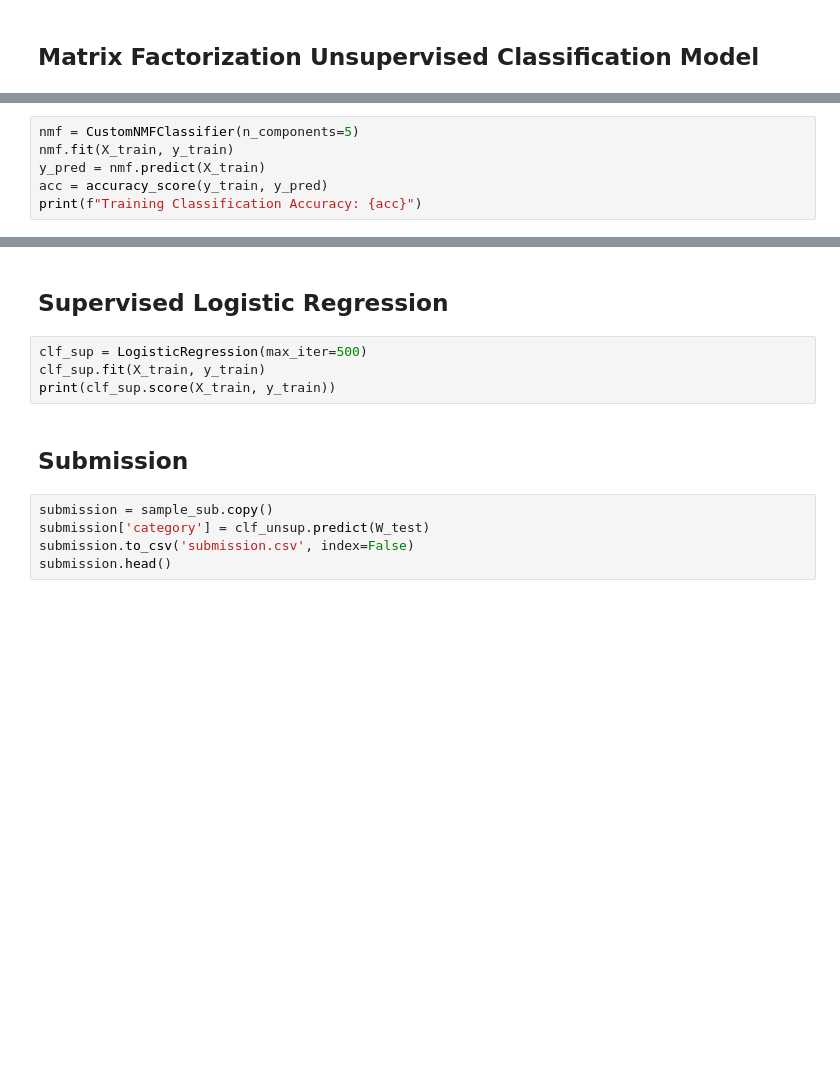
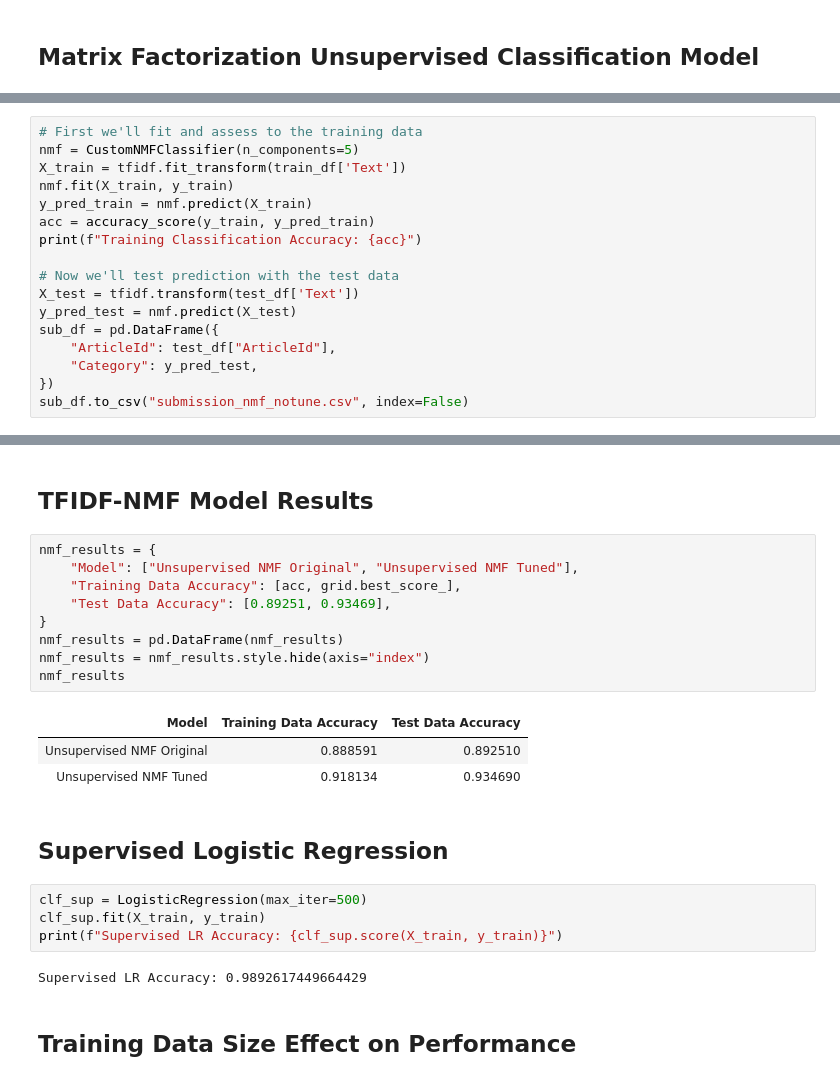
Before and after one commit to wadzii/bbc-news-classif, a Jupyter notebook: part1_nb.ipynb, the cells around one changed output, grey strips where cells are left out. Drawn from its saved outputs; the diff is of its cells as text; blank space fills up the shorter version.

```diff
--- a/part1_nb.ipynb
+++ b/part1_nb.ipynb
@@ -133,7 +184,18 @@ class CustomNMFClassifier(BaseEstimator, ClassifierMixin):
 # %%
+# First we'll fit and assess to the training data
 nmf = CustomNMFClassifier(n_components=5)
+X_train = tfidf.fit_transform(train_df['Text'])
 nmf.fit(X_train, y_train)
-y_pred = nmf.predict(X_train)
-acc = accuracy_score(y_train, y_pred)
+y_pred_train = nmf.predict(X_train)
+acc = accuracy_score(y_train, y_pred_train)
 print(f"Training Classification Accuracy: {acc}")
+
+# Now we'll test prediction with the test data
+X_test = tfidf.transform(test_df['Text'])
+y_pred_test = nmf.predict(X_test)
+sub_df = pd.DataFrame({
+    "ArticleId": test_df["ArticleId"],
+    "Category": y_pred_test,
+})
+sub_df.to_csv("submission_nmf_notune.csv", index=False)
 # %% [output]
@@ -179,13 +267,25 @@ You can try to debug the error by setting error_score='raise'.
+# %% [markdown]
+## TFIDF-NMF Model Results
+# %%
+nmf_results = {
+    "Model": ["Unsupervised NMF Original", "Unsupervised NMF Tuned"],
+    "Training Data Accuracy": [acc, grid.best_score_],
+    "Test Data Accuracy": [0.89251, 0.93469],
+}
+nmf_results = pd.DataFrame(nmf_results)
+nmf_results = nmf_results.style.hide(axis="index")
+nmf_results
+# %% [output]
+| Model | Training Data Accuracy | Test Data Accuracy |
+| Unsupervised NMF Original | 0.888591 | 0.892510 |
+| Unsupervised NMF Tuned | 0.918134 | 0.934690 |
 # %% [markdown]
 ## Supervised Logistic Regression
 # %%
 clf_sup = LogisticRegression(max_iter=500)
 clf_sup.fit(X_train, y_train)
-print(clf_sup.score(X_train, y_train))
+print(f"Supervised LR Accuracy: {clf_sup.score(X_train, y_train)}")
+# %% [output]
+Supervised LR Accuracy: 0.9892617449664429
-# %% [markdown]
-## Submission
-# %%
-submission = sample_sub.copy()
-submission['category'] = clf_unsup.predict(W_test)
-submission.to_csv('submission.csv', index=False)
-submission.head()
+# %% [markdown]
+## Training Data Size Effect on Performance
```
Also changed, not shown: parts of 24 cells of this notebook.
